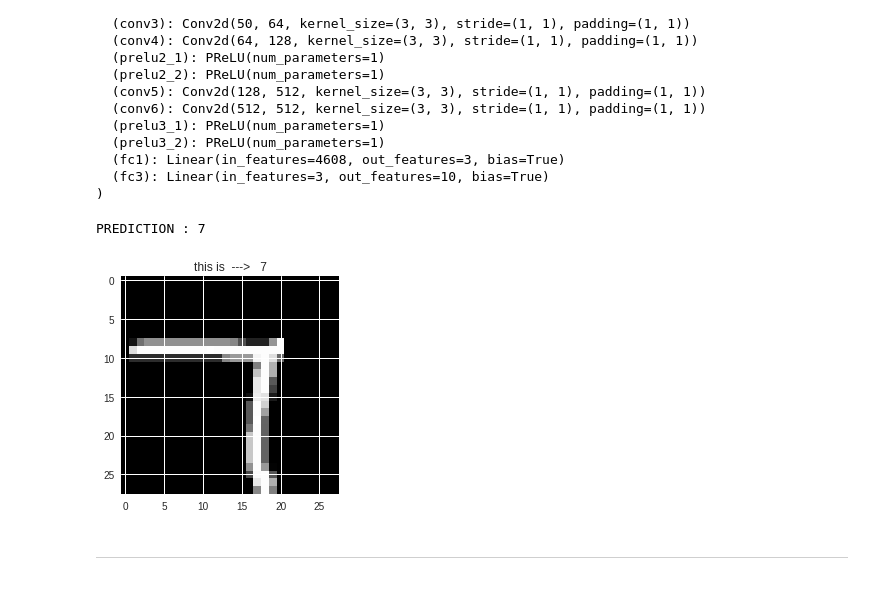
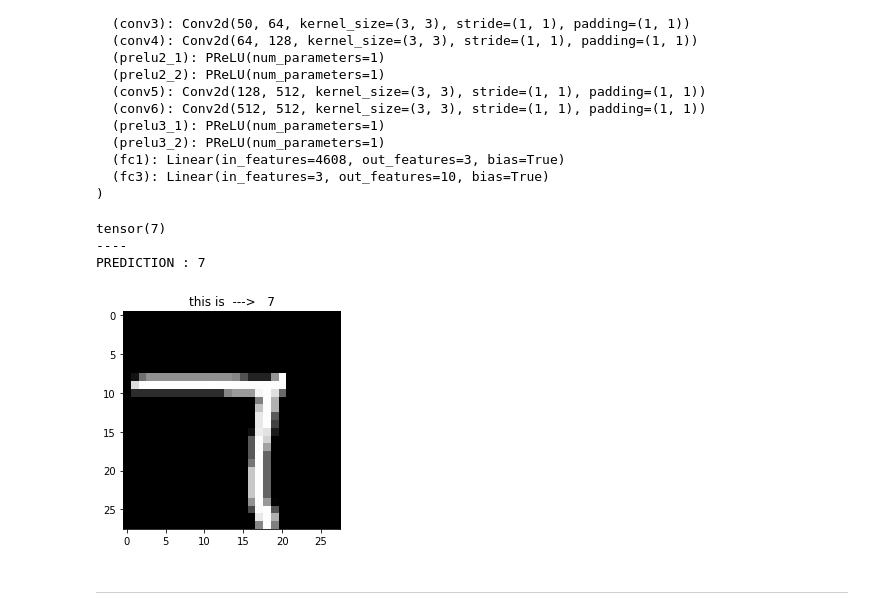
Before and after one commit to egcode/pytorch-losses, a Jupyter notebook: mnist-visualize-arcface6_fc7-loss.ipynb, the cells around one changed output. Saved outputs shown, nothing was run; the diff lists cells and outputs as text; code cells hidden in the pictures.

```diff
--- a/mnist-visualize-arcface6_fc7-loss.ipynb
+++ b/mnist-visualize-arcface6_fc7-loss.ipynb
@@ -85,9 +85,8 @@ class Net(nn.Module):
 
         x = x.view(-1, 3*3*512) # Flatten
         features3d = F.prelu(self.fc1(x), self.prelu_weight)
-        x = self.fc3(features3d)
 
-        return features3d, x
+        return features3d
 
 class Arcface_loss(nn.Module):
     def __init__(self, num_classes, feat_dim, device, s=7.0, m=0.2):
@@ -151,7 +150,7 @@ def train(model, device, train_loader, loss_softmax, loss_arcface, optimizer_nn,
     for batch_idx, (data, target) in enumerate(train_loader):
         data, target = data.to(device), target.to(device)
 
-        features, _ = model(data)
+        features = model(data)
         logits = loss_arcface(features, target)
         loss = loss_softmax(logits, target)
 
@@ -180,7 +179,7 @@ def test(model, device, test_loader, loss_softmax, loss_arcface):
         for data, target in test_loader:
             data, target = data.to(device), target.to(device)
 
-            feats, _ = model(data)
+            feats = model(data)
             logits = loss_arcface(feats, target)
             _, predicted = torch.max(logits.data, 1)
             total += target.size(0)
@@ -302,30 +308,36 @@ import numpy as np
 # %%
 ind = 141
 
 image = test_loader.dataset[ind][0].numpy().reshape(28,28)
-lbl = test_loader.dataset[ind][1].numpy()
+lbl = torch.tensor(test_loader.dataset[ind][1]).numpy()
 plt.title('this is  --->   ' + str(lbl))
 plt.imshow(image, cmap='gray')
 
+image_tensor, label_tensor = test_loader.dataset[ind]
+label_tensor = torch.tensor(test_loader.dataset[ind][1])
+image_tensor = image_tensor.reshape(1,1,28,28)
 
-image_tensor, label_tensor = test_loader.dataset[ind]
-image_tensor = image_tensor.reshape(1,1,28,28)
+print(label_tensor)
+print("----")
+
 image_tensor, label_tensor = image_tensor.to(device), label_tensor.to(device)
 
 arcface_loss = Arcface_loss(num_classes=10, feat_dim=FEATURES_DIM, device=device)
 arcface_loss.eval()
 arcface_loss.load_state_dict(torch.load("mnist_loss-arcface.pt", map_location=device))
 arcface_loss.to(device)
 
-features3d, pr = model(image_tensor)
+features3d = model(image_tensor)
 logits = arcface_loss(features3d, torch.unsqueeze(label_tensor, dim=-1))
 _, prediction = torch.max(logits.data, 1)
 prediction = prediction.cpu().detach().numpy()[0]
 
 print ("PREDICTION : " + str(prediction) )
 # %% [output]
+tensor(7)
+----
 PREDICTION : 7
-[figure, old version]
+[figure, new version]
 # %% [markdown]
 -----------
 # %%
```
Also changed, not shown: parts of 4 cells of this notebook.
